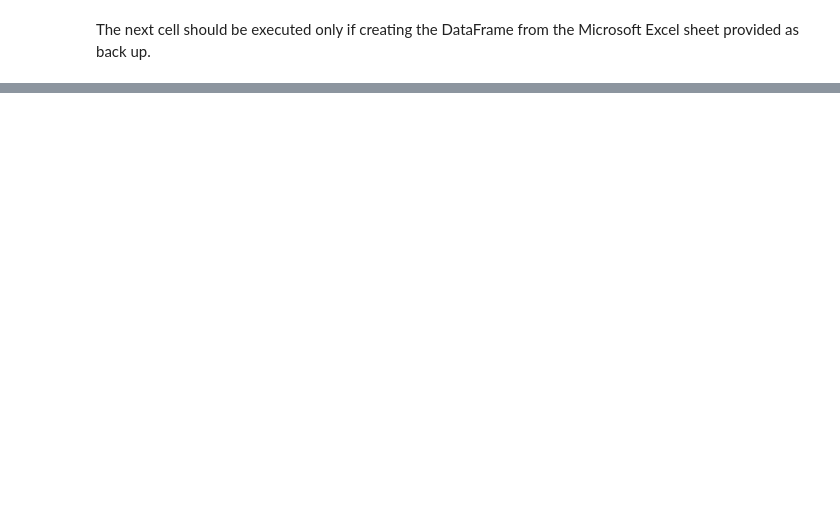
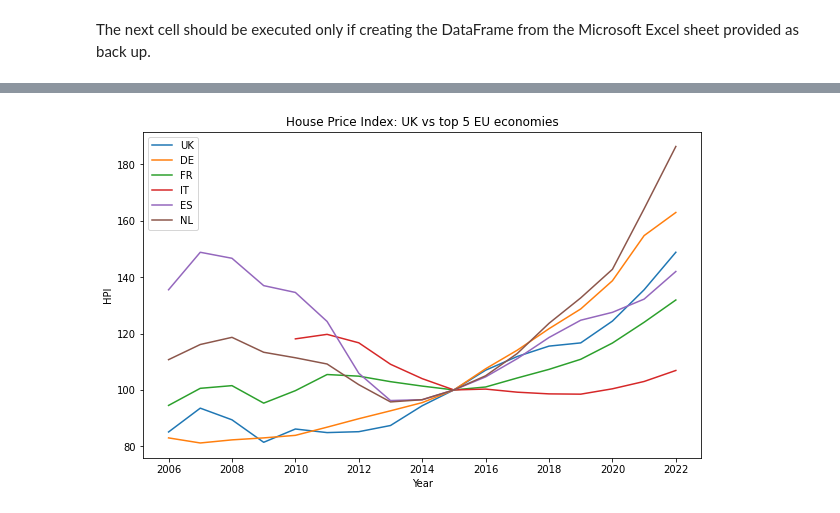
Before and after one commit to Thetechyteacher/housing-analysis, a Jupyter notebook: euukhouseindex.ipynb, the cells around one changed output, grey strips where cells are left out. Saved outputs shown, nothing was run; the diff lists cells and outputs as text; code cells hidden in the pictures; blank space fills up the shorter version.

```diff
--- a/euukhouseindex.ipynb
+++ b/euukhouseindex.ipynb
@@ -88,9 +94,8 @@ eurostat.get_par_values(code, 'geo')
 regions = ['EU', 'BE', 'BG', 'CZ', 'DK', 'DE', 'EE', 'IE', 'ES', 'FR', 'HR', 'IT', 'CY', 'LV', 'LT', 'LU', 'HU', 'MT', 'NL', 'AT', 'PL', 'PT',
         'RO', 'SI', 'SK', 'FI', 'SE', 'IS', 'NO', 'UK']
 
-my_filter_pars = {'unit': 'I15_A_AVG', 'purchase': 'TOTAL', 'geo': regions, 'startPeriod': 2015}
+my_filter_pars = {'unit': 'I15_A_AVG', 'purchase': 'TOTAL', 'geo': regions, 'startPeriod': 2006}
 
 # Creating the dataframe
 
 df_euhouseindex = eurostat.get_data_df(code, filter_pars=my_filter_pars)
-df_euhouseindex
@@ -162,0 +253,19 @@ df_euhouseindex
+# %%
+# UK House Price Index vs top 5 EU countries with the highest GDP (nominal)
+
+plt.figure(figsize=(10,6))
+
+plt.plot(df_euhouseindex.UK, label='UK')
+plt.plot(df_euhouseindex.DE, label='DE')
+plt.plot(df_euhouseindex.FR, label='FR')
+plt.plot(df_euhouseindex.IT, label='IT')
+plt.plot(df_euhouseindex.ES, label='ES')
+plt.plot(df_euhouseindex.NL, label='NL')
+
+plt.title('House Price Index: UK vs top 5 EU economies')
+plt.ylabel('HPI')
+plt.xlabel('Year')
+plt.legend(loc="upper left")
+plt.show()
+# %% [output]
+[figure, added]
```
Also changed, not shown: parts of 37 cells of this notebook, 9 other files.
